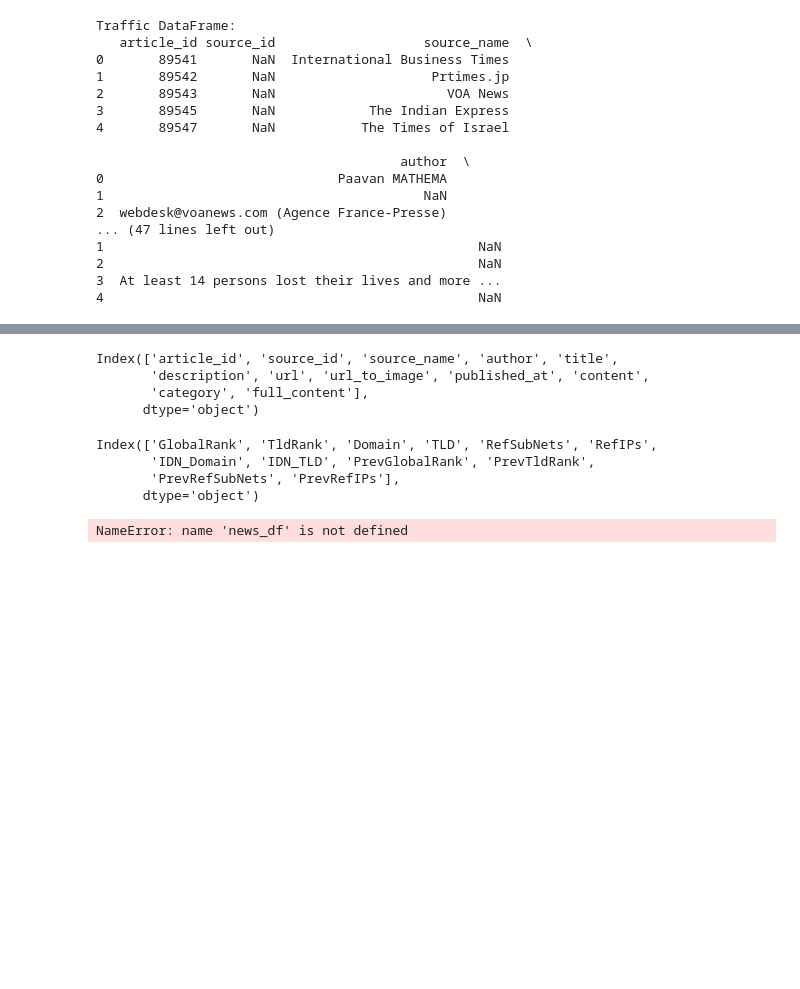
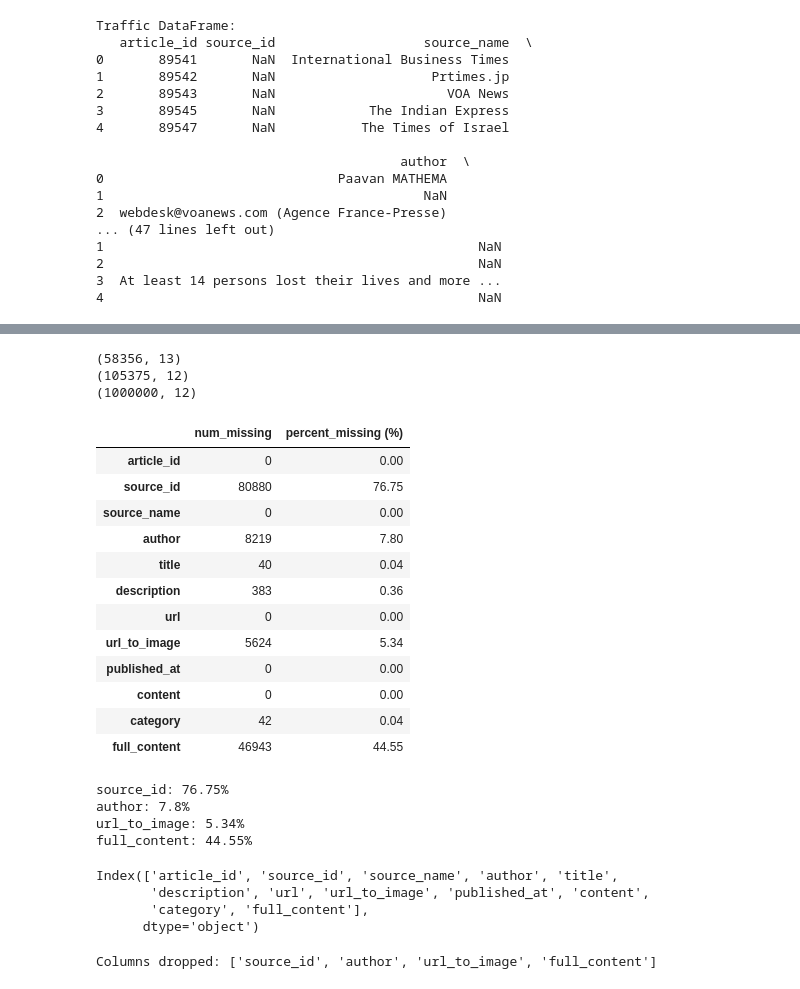
Before and after one commit to sumeyaaaa/news_correlation_10ac_week0, a Jupyter notebook: week0-notebook/data_analysis.ipynb, the cells around one changed output, grey strips where cells are left out. Saved outputs shown, nothing was run; the diff lists cells and outputs as text; code cells hidden in the pictures; blank space fills up the shorter version.

Commit message:
dp more analysis in the top rank mean,median,mode of sentiment and merge the rating and the domain data for more analysis ,deal with missing values in the data

```diff
--- a/week0-notebook/data_analysis.ipynb
+++ b/week0-notebook/data_analysis.ipynb
@@ -70,5 +99,5 @@ db.head(n=10)
 # %%
-df = pd.read_csv(news_file, na_values=['?', 'NaN', None])
+df = pd.read_csv(news_data, na_values=['?', 'NaN', None])
 df.head(n=20)
 # %% [output]
 |  | article_id | source_id | source_name | author | title | description | url | url_to_image | ... |
@@ -91,3 +137,51 @@ df.head(n=20)
+# %%
+
+print(da.shape)
+print(df.shape)
+print(db.shape)
+# %% [output]
+(58356, 13)
+(105375, 12)
+(1000000, 12)
+# %%
+ #first we will clean and handle the news data
+num_missing = df.isnull().sum()
+shape = df.shape
+num_rows = df.shape[0]
+
+data = {
+    'num_missing': num_missing,
+    'percent_missing (%)': [round(x,2) for x in num_missing/num_rows*100]
+}
+
+stats = pd.DataFrame(data)
+stats
+# %% [output]
+|  | num_missing | percent_missing (%) |
+| article_id | 0 | 0.00 |
+| source_id | 80880 | 76.75 |
+| source_name | 0 | 0.00 |
+| author | 8219 | 7.80 |
+| title | 40 | 0.04 |
+| description | 383 | 0.36 |
+| url | 0 | 0.00 |
+| url_to_image | 5624 | 5.34 |
+| published_at | 0 | 0.00 |
+| content | 0 | 0.00 |
+| category | 42 | 0.04 |
+| full_content | 46943 | 44.55 |
+# %%
+large_missing = stats[stats['percent_missing (%)'] > 5]
+large_missing_list = large_missing[['percent_missing (%)']].reset_index().values.tolist()
+
+# Display the results of the DataFrame for columns with more than 5% missing values
+for column, percentage in large_missing_list:
+    print(f"{column}: {percentage}%")
+# %% [output]
+source_id: 76.75%
+author: 7.8%
+url_to_image: 5.34%
+full_content: 44.55%
 # %%
 df.columns
 # %% [output]
@@ -95,14 +189,13 @@ Index(['article_id', 'source_id', 'source_name', 'author', 'title',
        'description', 'url', 'url_to_image', 'published_at', 'content',
        'category', 'full_content'],
       dtype='object')
-# %%
-db.columns
-# %% [output]
-Index(['GlobalRank', 'TldRank', 'Domain', 'TLD', 'RefSubNets', 'RefIPs',
-       'IDN_Domain', 'IDN_TLD', 'PrevGlobalRank', 'PrevTldRank',
-       'PrevRefSubNets', 'PrevRefIPs'],
-      dtype='object')
-# %%
-article_counts = news_df['source_name'].value_counts()
-# %% [output]
-NameError: name 'news_df' is not defined
+# %%
+# Get the columns with more than 5% missing values
+large_missing_columns = large_missing.index.tolist()
+
+# Drop these columns from the original DataFrame
+df = df.drop(columns=large_missing_columns)
+
+print(f"Columns dropped: {large_missing_columns}")
+# %% [output]
+Columns dropped: ['source_id', 'author', 'url_to_image', 'full_content']
```
Also changed, not shown: parts of 10 cells of this notebook, 1 other file.
